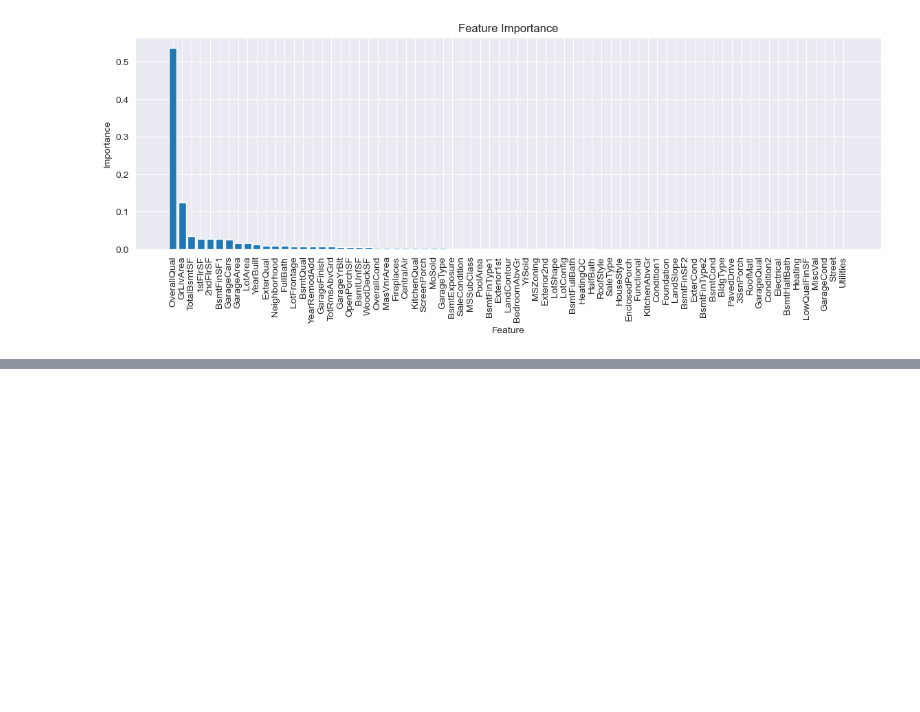
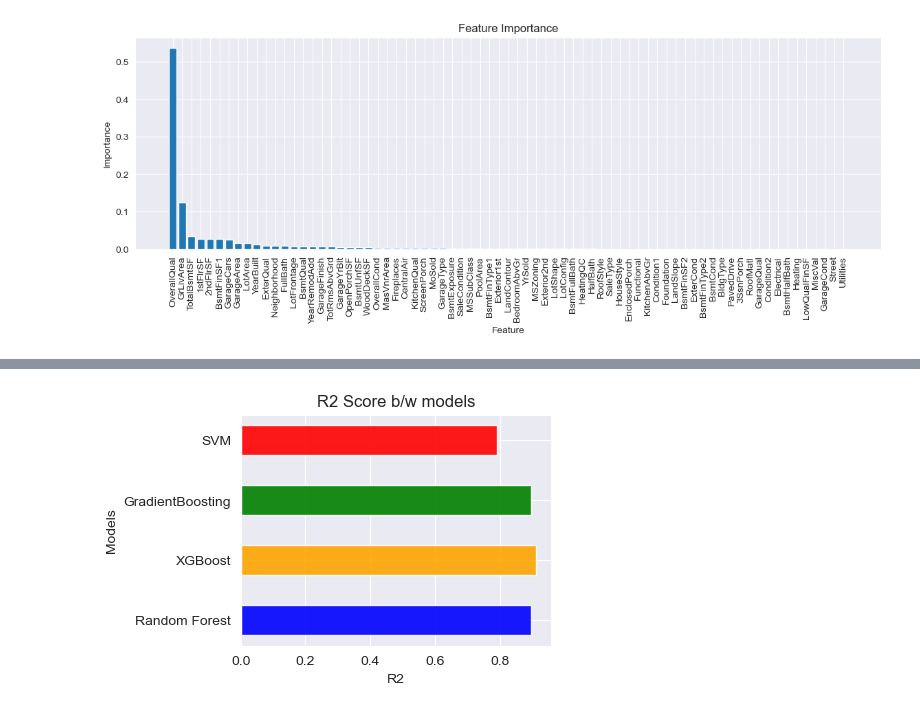
Before and after one commit to Mabinuv/project_hpp, a Jupyter notebook: Notebooks/Data study.ipynb, the cells around one changed output, grey strips where cells are left out. Drawn from its saved outputs; the diff is of its cells as text; code cells hidden in the pictures; blank space fills up the shorter version.

```diff
--- a/Notebooks/Data study.ipynb
+++ b/Notebooks/Data study.ipynb
@@ -313,0 +518,4 @@ plt.show()
+# %%
+plot(rf_r2,xg_r2,gb_r2,svm_r2, lab = "R2")
+# %% [output]
+[figure, added]
```
Also changed, not shown: parts of 37 cells of this notebook.
